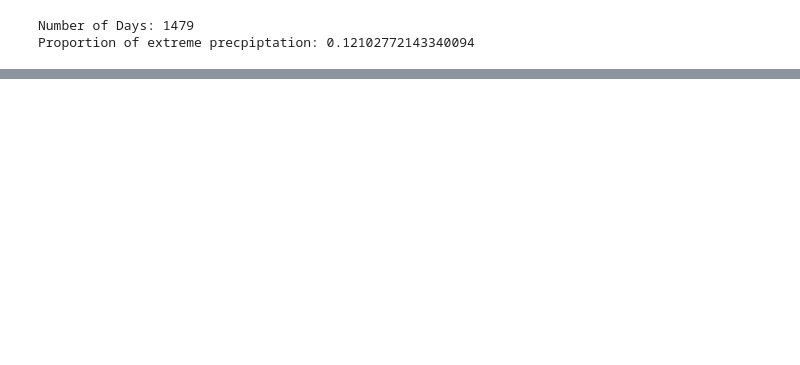
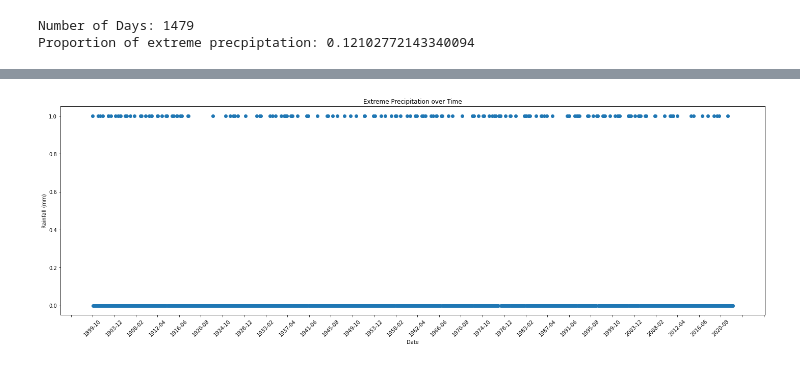
Before and after one commit to pippahtlin/Extreme-Precipitation, a Jupyter notebook: Import Data.ipynb, the cells around one changed output, grey strips where cells are left out. Cells and saved outputs as stored; diff of their text form; code cells hidden in the pictures; blank space fills up the shorter version.

```diff
--- a/Import Data.ipynb
+++ b/Import Data.ipynb
@@ -352,2 +371,15 @@ Proportion of extreme precpiptation: 0.12102772143340094
+# %%
+plt.figure(figsize=(20, 7))
+plt.xticks(rotation=45)
+plt.gca().xaxis.set_major_locator(MaxNLocator(nbins=40))
+
+plt.plot(monthly_df.index, monthly_df['binary rain'], 'o', label = 'Extreme Precipitation')
+plt.title('Extreme Precipitation over Time')
+plt.xlabel('Date')
+plt.ylabel('Rainfall (mm)')
+plt.tight_layout()
+plt.show()
+# %% [output]
+[figure, added]
 # %%
 monthly_df.to_csv("/Users/pippalin/Extreme-Precipitation/data/precipitation_soi_monthly")
```
Also changed, not shown: parts of 4 cells of this notebook, 1 other file.
